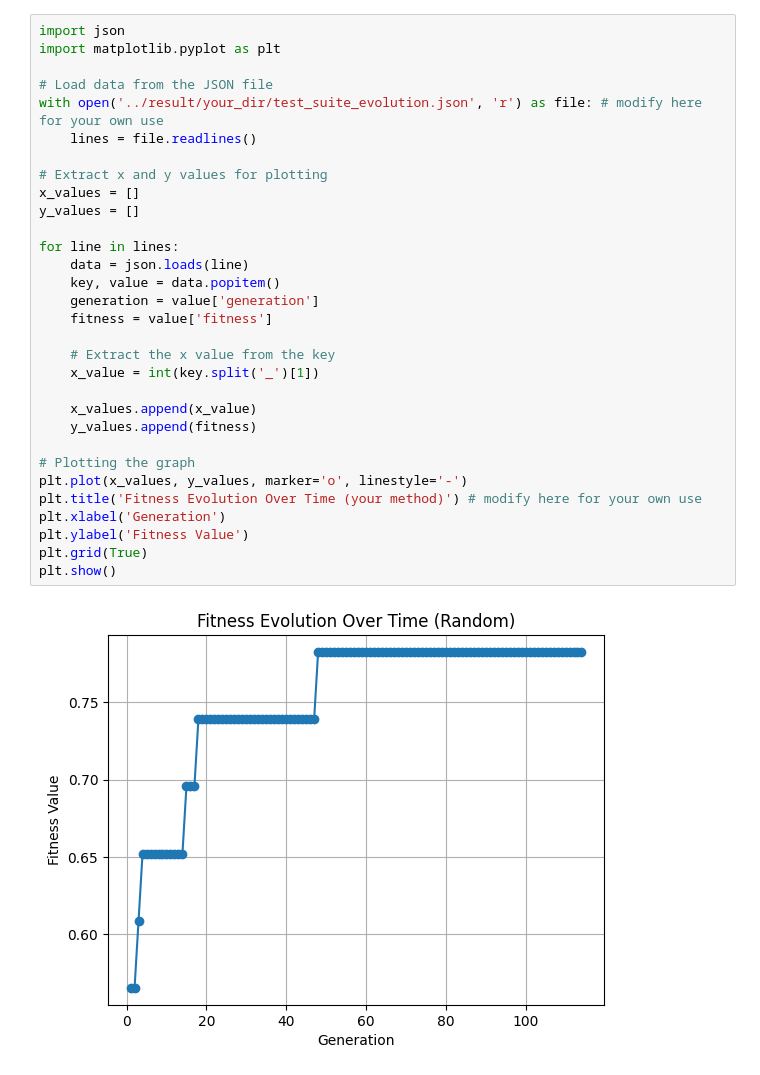
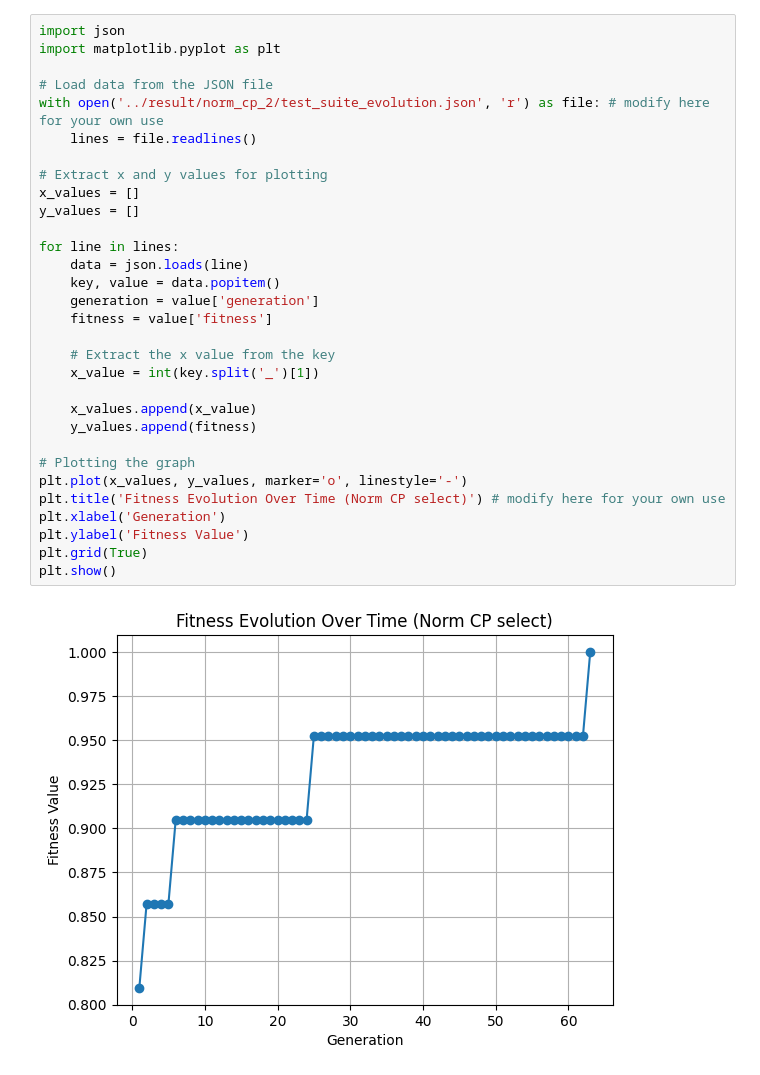
Before and after one commit to yheechan/crack, a Jupyter notebook: src/utils/fitness_generation_plot.ipynb, the cells around one changed output. Saved outputs shown, nothing was run; the diff lists cells and outputs as text.

```diff
--- a/src/utils/fitness_generation_plot.ipynb
+++ b/src/utils/fitness_generation_plot.ipynb
@@ -1,33 +1,33 @@
 # %%
 import json
 import matplotlib.pyplot as plt
 
 # Load data from the JSON file
-with open('../result/your_dir/test_suite_evolution.json', 'r') as file: # modify here for your own use
+with open('../result/norm_cp_2/test_suite_evolution.json', 'r') as file: # modify here for your own use
     lines = file.readlines()
 
 # Extract x and y values for plotting
 x_values = []
 y_values = []
 
 for line in lines:
     data = json.loads(line)
     key, value = data.popitem()
     generation = value['generation']
     fitness = value['fitness']
 
     # Extract the x value from the key
     x_value = int(key.split('_')[1])
 
     x_values.append(x_value)
     y_values.append(fitness)
 
 # Plotting the graph
 plt.plot(x_values, y_values, marker='o', linestyle='-')
-plt.title('Fitness Evolution Over Time (your method)') # modify here for your own use
+plt.title('Fitness Evolution Over Time (Norm CP select)') # modify here for your own use
 plt.xlabel('Generation')
 plt.ylabel('Fitness Value')
 plt.grid(True)
 plt.show()
 # %% [output]
-[figure, old version]
+[figure, new version]
```
Also changed, not shown: 4 other files.
